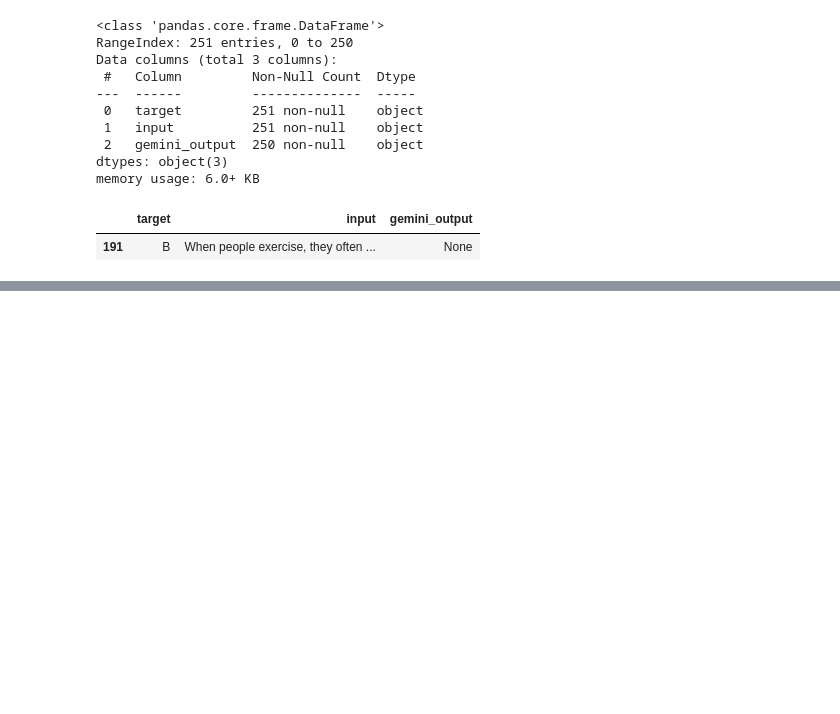
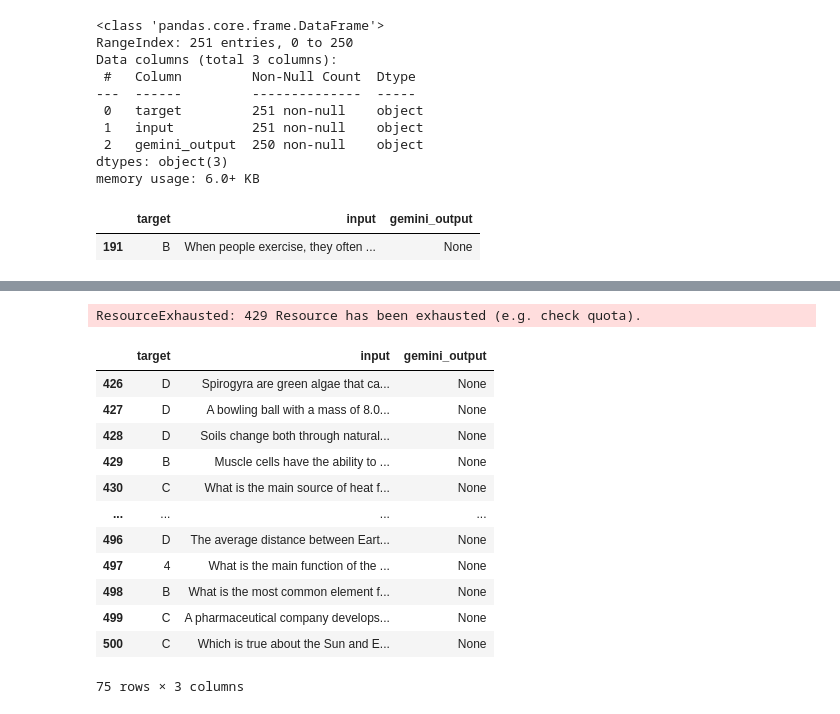
Before and after one commit to ezishr/Undergraduate-Research, a Jupyter notebook: Check points/ARC-Challenge/ARC-Challenge.ipynb, the cells around one changed output, grey strips where cells are left out. Saved outputs shown, nothing was run; the diff lists cells and outputs as text; code cells hidden in the pictures; blank space fills up the shorter version.

```diff
--- a/Check points/ARC-Challenge/ARC-Challenge.ipynb
+++ b/Check points/ARC-Challenge/ARC-Challenge.ipynb
@@ -275,0 +263,3 @@ Successful requests: 0
+# %%
+gemini_arc_train_top351_500 = arc_train.loc[351:500,].copy()
+gemini_arc_train_top351_500['gemini_output'] = None
@@ -275,0 +381,34 @@ Successful requests: 0
+# %%
+gemini_line_generator(gemini_arc_train_top351_500, 426, gemini_arc_train_top351_500)
+gemini_line_generator(gemini_arc_train_top351_500, 427, gemini_arc_train_top351_500)
+gemini_line_generator(gemini_arc_train_top351_500, 428, gemini_arc_train_top351_500)
+gemini_line_generator(gemini_arc_train_top351_500, 429, gemini_arc_train_top351_500)
+gemini_line_generator(gemini_arc_train_top351_500, 430, gemini_arc_train_top351_500)
+gemini_line_generator(gemini_arc_train_top351_500, 431, gemini_arc_train_top351_500)
+gemini_line_generator(gemini_arc_train_top351_500, 432, gemini_arc_train_top351_500)
+gemini_line_generator(gemini_arc_train_top351_500, 433, gemini_arc_train_top351_500)
+gemini_line_generator(gemini_arc_train_top351_500, 434, gemini_arc_train_top351_500)
+gemini_line_generator(gemini_arc_train_top351_500, 435, gemini_arc_train_top351_500)
+gemini_line_generator(gemini_arc_train_top351_500, 436, gemini_arc_train_top351_500)
+gemini_line_generator(gemini_arc_train_top351_500, 437, gemini_arc_train_top351_500)
+gemini_line_generator(gemini_arc_train_top351_500, 438, gemini_arc_train_top351_500)
+gemini_line_generator(gemini_arc_train_top351_500, 439, gemini_arc_train_top351_500)
+gemini_line_generator(gemini_arc_train_top351_500, 440, gemini_arc_train_top351_500)
+# %% [output]
+ResourceExhausted: 429 Resource has been exhausted (e.g. check quota).
+# %%
+gemini_arc_train_top351_500[gemini_arc_train_top351_500['gemini_output'].isnull()]
+# %% [output]
+|  | target | input | gemini_output |
+| 426 | D | Spirogyra are green algae that ca... | None |
+| 427 | D | A bowling ball with a mass of 8.0... | None |
+| 428 | D | Soils change both through natural... | None |
+| 429 | B | Muscle cells have the ability to ... | None |
+| 430 | C | What is the main source of heat f... | None |
+| ... | ... | ... | ... |
+| 496 | D | The average distance between Eart... | None |
+| 497 | 4 | What is the main function of the ... | None |
+| 498 | B | What is the most common element f... | None |
+| 499 | C | A pharmaceutical company develops... | None |
+| 500 | C | Which is true about the Sun and E... | None |
+75 rows × 3 columns
```
Also changed, not shown: parts of 19 cells of this notebook, 9 other files.
